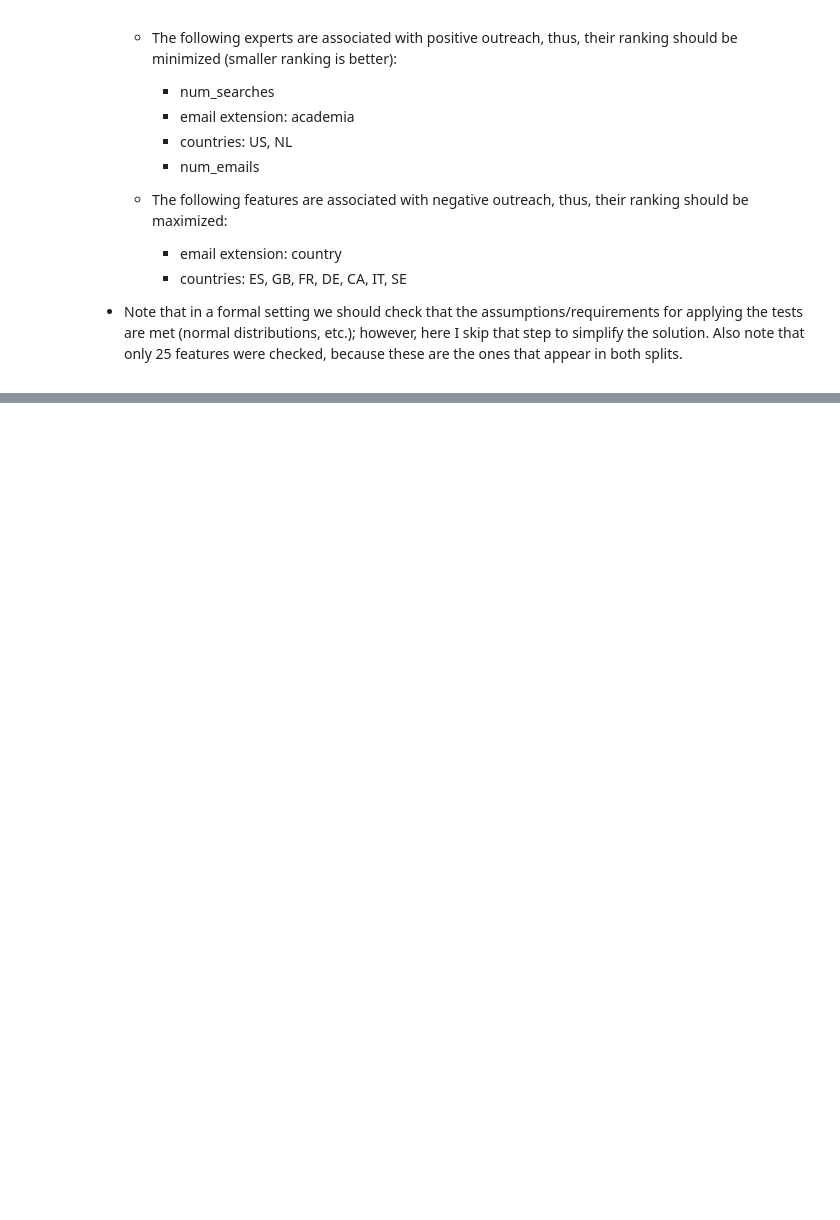
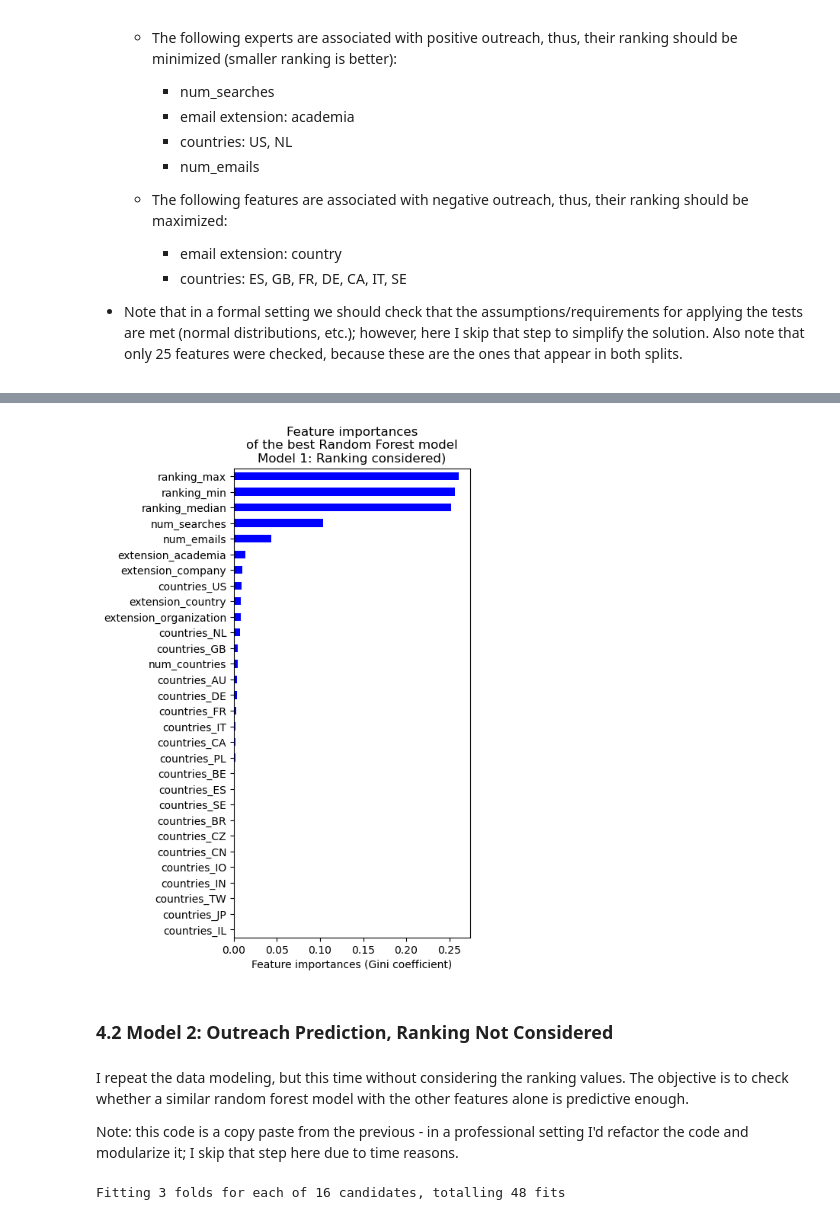
Before and after one commit to mxagar/expert_chase, a Jupyter notebook: expert_analysis.ipynb, the cells around one changed output, grey strips where cells are left out. Saved outputs shown, nothing was run; the diff lists cells and outputs as text; code cells hidden in the pictures; blank space fills up the shorter version.

```diff
--- a/expert_analysis.ipynb
+++ b/expert_analysis.ipynb
@@ -1255,0 +1340,31 @@ plt.savefig('./assets/feature_comparison_test.png', dpi=200, transparent=False,
+# %%
+def plot_feature_importances(model, data, title, filename):
+    """Plot feature importances."""
+    importance = pd.DataFrame(model.feature_importances_.ravel())
+    importance.index = data.columns
+    importance.columns = ['coef']
+    importance['plus'] = importance['coef'].apply(lambda col: 1 if col > 0 else 0)
+    importance['coef'] = np.abs(importance['coef'])
+    # Plot top k coefficients
+    top_features = 30
+    plt.figure(figsize=(4,8))
+    importance.sort_values(by='coef',ascending=True,inplace=True)
+    color_list = ['b' if el > 0 else 'r' for el in [importance['plus'].iloc[i] for i in range(importance['plus'].shape[0])]]
+    importance['coef'][-top_features:].plot(kind='barh',color=color_list[-top_features:])
+    plt.xlabel('Feature importances (Gini coefficient)')
+    plt.title(f'Feature importances\nof the best Random Forest model\n{title})')
+    plt.savefig(f'./assets/{filename}', dpi=200, transparent=False, bbox_inches='tight')
+# %%
+model = rfc1
+data = X
+title = "Model 1: Ranking considered"
+filename = "model1_feature_importances.png"
+plot_feature_importances(model, data, title, filename)
+# %% [output]
+[figure, added]
+# %% [markdown]
+### 4.2 Model 2: Outreach Prediction, Ranking Not Considered
+# %% [markdown]
+I repeat the data modeling, but this time without considering the ranking values. The objective is to check whether a similar random forest model with the other features alone is predictive enough.
+
+Note: this code is a copy paste from the previous - in a professional setting I'd refactor the code and modularize it; I skip that step here due to time reasons.
@@ -1255,0 +1399,5 @@ plt.savefig('./assets/feature_comparison_test.png', dpi=200, transparent=False,
+# %%
+grid_search.fit(X_train, y_train)
+rfc2 = grid_search.best_estimator_
+# %% [output]
+Fitting 3 folds for each of 16 candidates, totalling 48 fits
```
Also changed, not shown: parts of 32 cells of this notebook.
